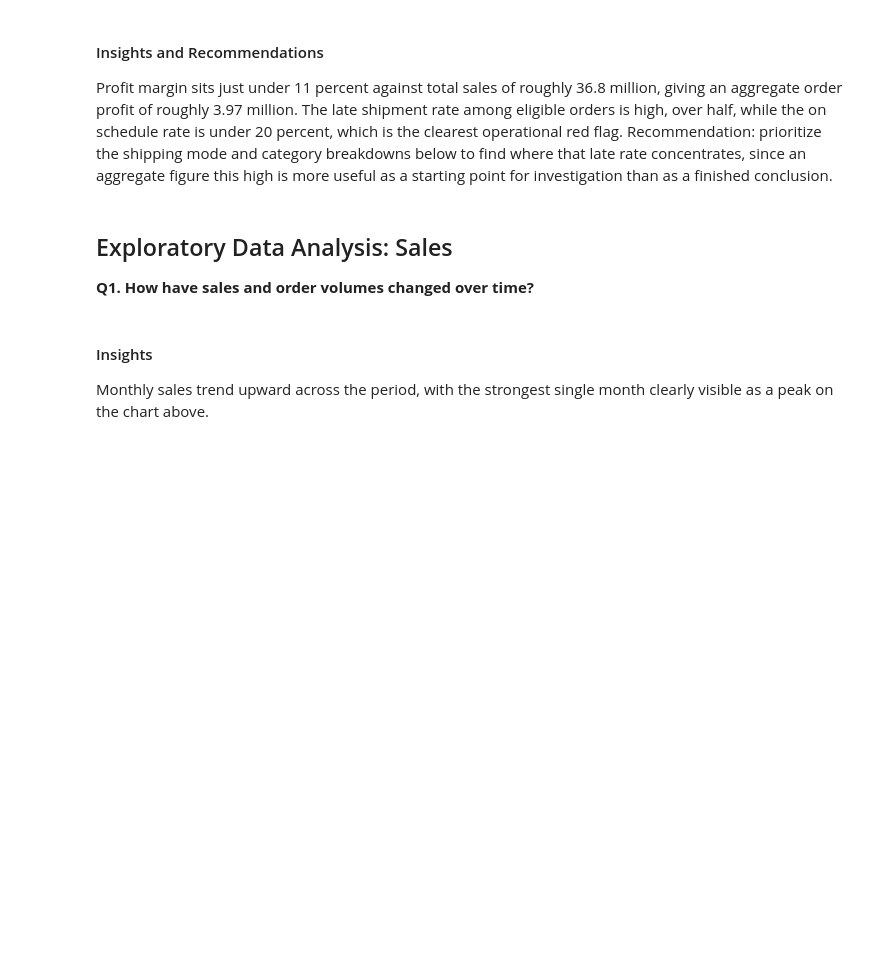
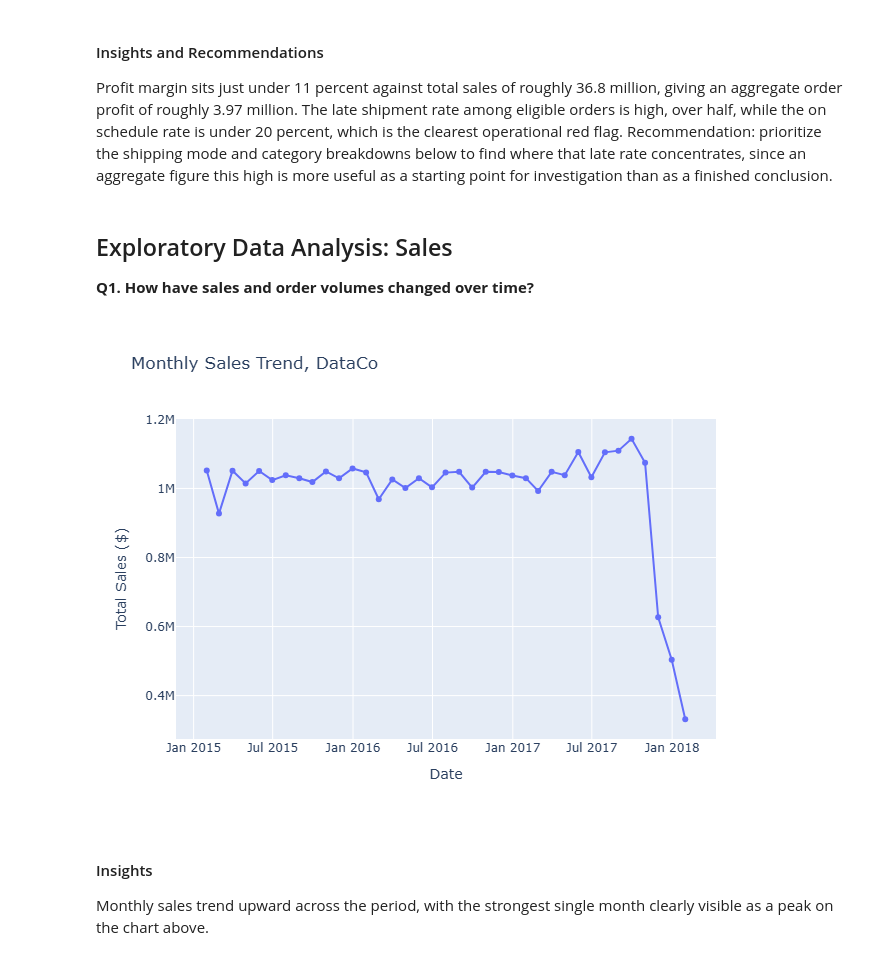
Before and after one commit to sebmungai/DataCO-SuplyChain-Analysis, a Jupyter notebook: DataCo SC Analysis.ipynb, the cells around one changed output. Cells and saved outputs as stored; diff of their text form; code cells hidden in the pictures; blank space fills up the shorter version.

```diff
--- a/DataCo SC Analysis.ipynb
+++ b/DataCo SC Analysis.ipynb
@@ -334,15 +335,18 @@ Profit margin sits just under 11 percent against total sales of roughly 36.8 mil
 # %%
 monthly = df_clean.set_index('order_date').resample('ME').agg(
     sales=('sales', 'sum'),
     orders=('order_id', 'nunique')
 ).reset_index()
 
 fig = px.line(monthly, x='order_date', y='sales', markers=True,
               title='Monthly Sales Trend, DataCo',
               labels={'sales': 'Total Sales ($)', 'order_date': 'Date'})
 fig.update_layout(hovermode='x unified')
+pio.renderers.default = "png"
 fig.write_image('top_10_categories_by_sales.png')
 fig.show()
+# %% [output]
+[figure, added]
 # %% [markdown]
 #### Insights
 
```
Also changed, not shown: parts of 1 cell of this notebook, 9 other files.
